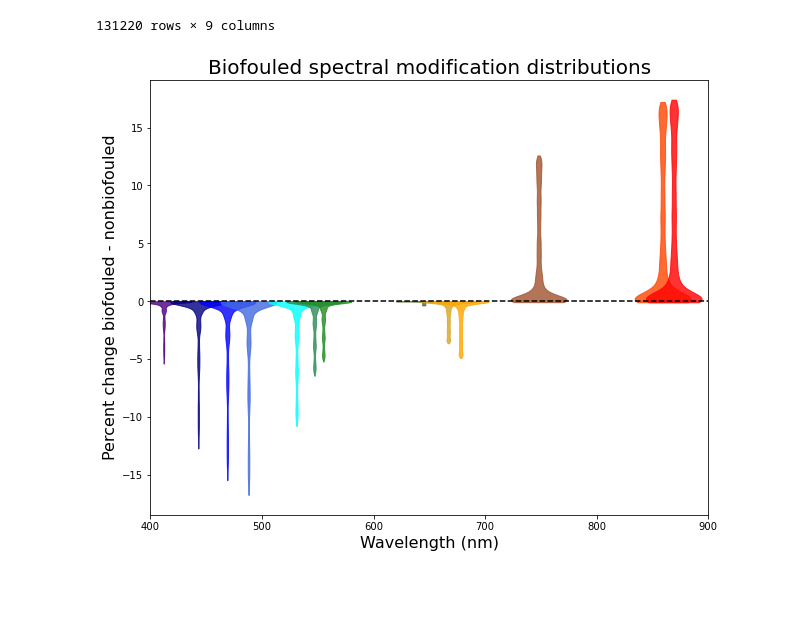
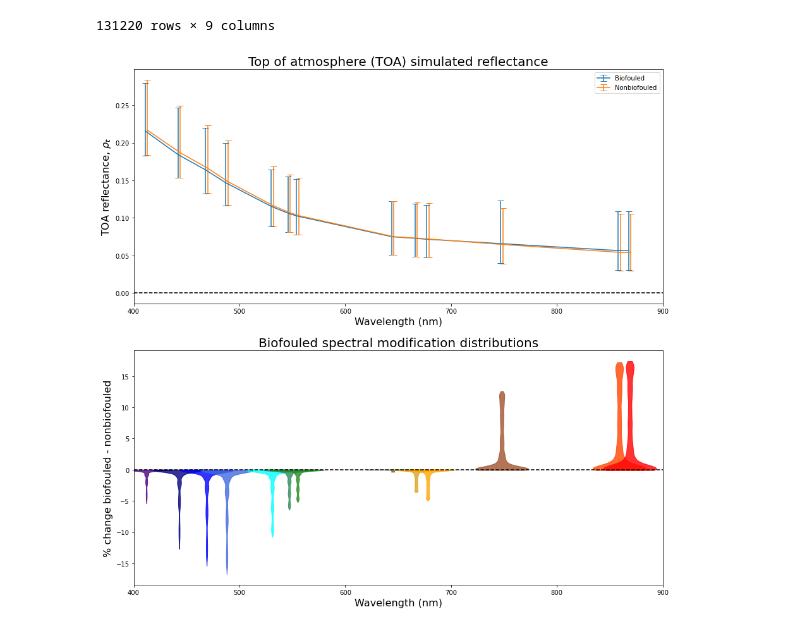
Before and after one commit to knobelsp/SQOOP, a Jupyter notebook: SQOOP_make_biofouling_error.ipynb, the cells around one changed output. Drawn from its saved outputs; the diff is of its cells as text; code cells hidden in the pictures; blank space fills up the shorter version.

Commit message:
Updates to make publication worthy figures. Replacing histograms with violin plots

```diff
--- a/SQOOP_make_biofouling_error.ipynb
+++ b/SQOOP_make_biofouling_error.ipynb
@@ -94,41 +94,69 @@ df_NB
 # %%
 
 #median_meas=np.median(meas_BF,axis=0)
 
 #this=(meas_BF-meas_NB) + median_meas
 this=100*(meas_BF-meas_NB) / meas_BF
 
 ls=20
 
 waveln=waveln_BF
 
-fig, ax = plt.subplots(1, 1,figsize=(10,8))
+fig, ax = plt.subplots(2,figsize=(15,15))
 
-ax.violinplot(this, waveln,points=500,widths=50, showmeans=False,
+low_per=25
+high_per=75
+med_BF=np.median(meas_BF,axis=0)
+low_BF = med_BF- np.percentile(meas_BF,low_per,axis=0)
+high_BF = np.percentile(meas_BF,high_per,axis=0) - med_BF
+med_NB = np.median(meas_NB,axis=0)
+low_NB = med_NB - np.percentile(meas_NB,low_per,axis=0)
+high_NB = np.percentile(meas_NB,high_per,axis=0) - med_NB
+
+ax[0].errorbar(waveln-1, med_BF, capsize=5, label='Biofouled',
+               yerr=[low_BF,high_BF])
+ax[0].errorbar(waveln+1, med_NB, capsize=5, label='Nonbiofouled',
+               yerr=[low_NB,high_NB])
+
+ax[0].set_title('Top of atmosphere (TOA) simulated reflectance',fontsize=ls)
+ax[0].set_xlabel('Wavelength (nm)',fontsize=ls-4)
+ax[0].set_ylabel('TOA reflectance, $\\rho_t$',fontsize=ls-4)
+ax[0].set_xlim([400,900])
+ax[0].legend()
+
+ax[0].plot([400,900],[0,0],'--',color='black')
+
+
+
+
+#lower plot to show differences
+ax[1].violinplot(this, waveln,points=100,widths=50, showmeans=False,
                showextrema=False, showmedians=False)
 
-ax.set_title('Biofouled spectral modification distributions',fontsize=ls)
-ax.set_xlabel('Wavelength (nm)',fontsize=ls-4)
-ax.set_ylabel('Percent change biofouled - nonbiofouled',fontsize=ls-4)
-ax.set_xlim([400,900])
+ax[1].set_title('Biofouled spectral modification distributions',fontsize=ls)
+ax[1].set_xlabel('Wavelength (nm)',fontsize=ls-4)
+ax[1].set_ylabel('% change biofouled - nonbiofouled',fontsize=ls-4)
+ax[1].set_xlim([400,900])
 
-ax.plot([400,900],[0,0],'--',color='black')
+ax[1].plot([400,900],[0,0],'--',color='black')
 
 colors = ['indigo','navy','blue','royalblue','cyan','seagreen','forestgreen',
          'darkolivegreen','goldenrod','orange','sienna','orangered',
          'red','maroon']
 
 
-for i, violin in enumerate(ax.collections):
+for i, violin in enumerate(ax[1].collections):
     violin.set_facecolor(colors[i])
     violin.set_color(colors[i])
     violin.set_edgecolor(colors[i])
     violin.set_alpha(0.8)
 
+
+
 fig_filename = 'figures/SQOOP_Amir_v4/SQOOP_Amir_v4_BFmodification.pdf'
 plt.savefig(fig_filename)
 # %% [output]
-[figure, old version]
+[figure, new version]
 # %%
 vars_name='data/SQOOP_Amir_biofoul.pkl'
 f = open(vars_name, 'wb')
```
Also changed, not shown: 5 other files.
